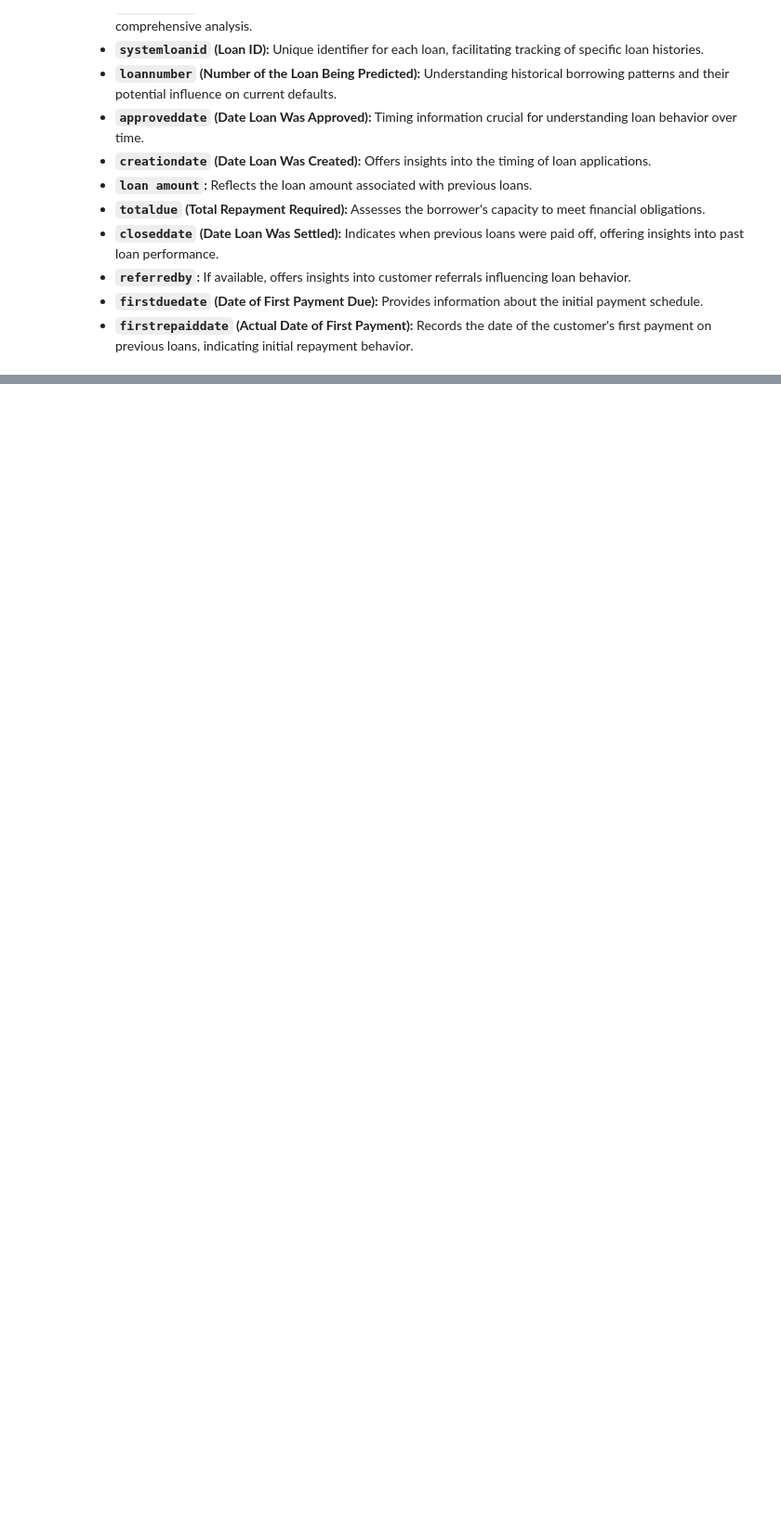
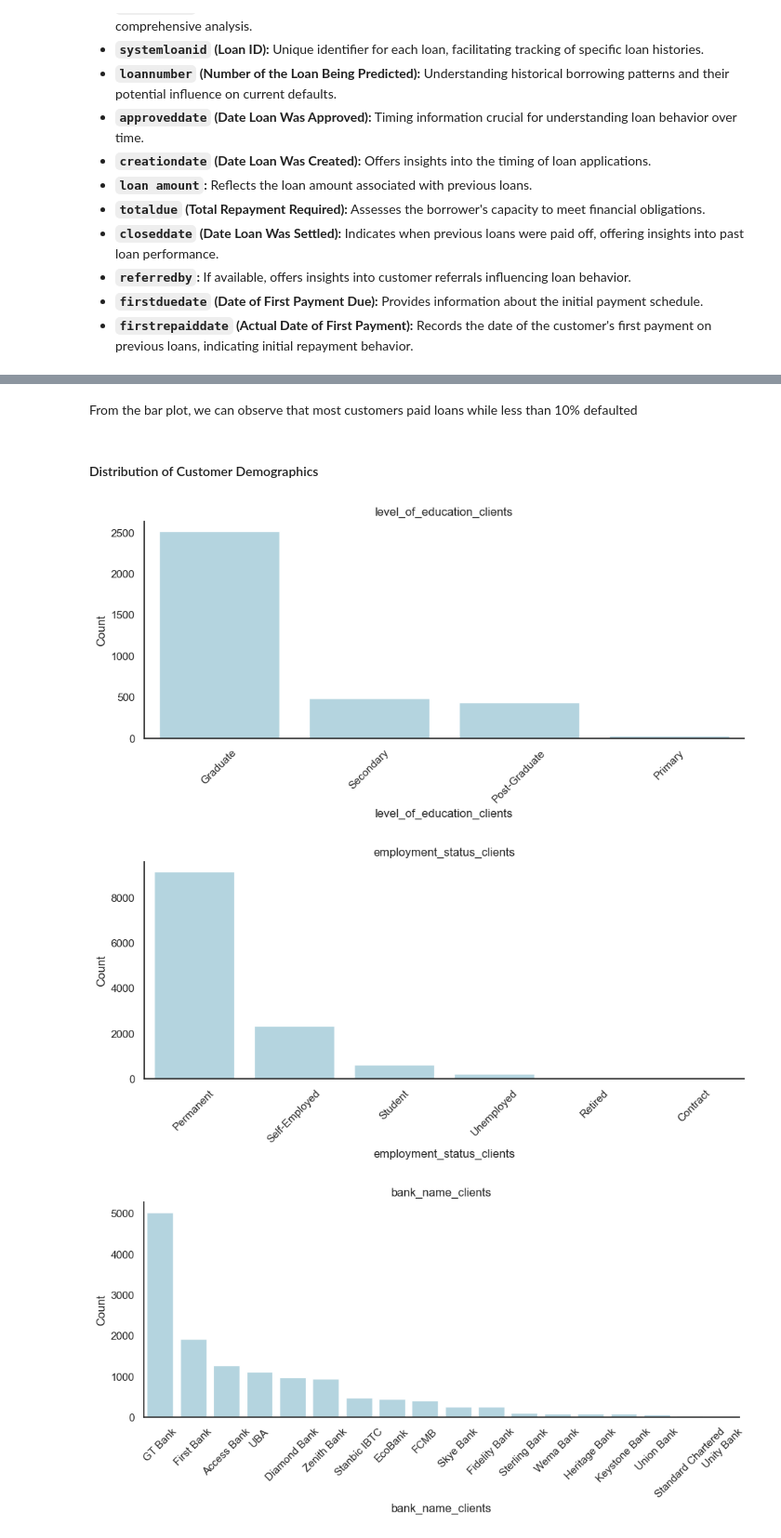
Before and after one commit to wambuapk/predictive-credit-risk, a Jupyter notebook: index.ipynb, the cells around one changed output, grey strips where cells are left out. Shown at 93% size. Saved outputs shown, nothing was run; the diff lists cells and outputs as text; code cells hidden in the pictures; blank space fills up the shorter version.

```diff
--- a/index.ipynb
+++ b/index.ipynb
@@ -129,0 +461,7 @@ from sklearn.tree import plot_tree, export_text
+# %%
+# Checking for data consistency and placeholders
+for column in merged_data.columns:
+    unique_values = merged_data[column].unique()
+    placeholders = [value for value in unique_values if str(value).lower() in ['placeholder', 'na', 'n/a', 'none']]
+    placeholder_count = len(placeholders)
+    print(f"Placeholders for {column}, {placeholder_count}\n")
@@ -129,0 +507,25 @@ from sklearn.tree import plot_tree, export_text
+# %% [markdown]
+From the bar plot, we can observe that most customers paid loans while less than 10% defaulted
+# %% [markdown]
+#### Distribution of Customer Demographics
+# %%
+# Selecting columns
+columns = ['level_of_education_clients', 'employment_status_clients', 'bank_name_clients', 'termdays.prev', 'termdays.perf', 'referredby', 'bank_account_type']
+
+for column in columns:
+    counts_df = merged_data[column].value_counts().reset_index()
+    counts_df.columns = [column, 'Count']
+    sorted_counts_df = counts_df.sort_values(by='Count', ascending=False)
+
+    # Create a bar graph
+    plt.figure(figsize=(11, 4))
+    sns.barplot(x=column, y='Count', data=sorted_counts_df, color='lightblue')
+    plt.xlabel(column)
+    plt.ylabel('Count')
+    plt.title(f'{column}')
+    plt.xticks(rotation=45)
+    plt.show()
+# %% [output]
+[figure, added]
+[figure, added]
+[figure, added]
```
Also changed, not shown: parts of 32 cells of this notebook, 1 other file.
